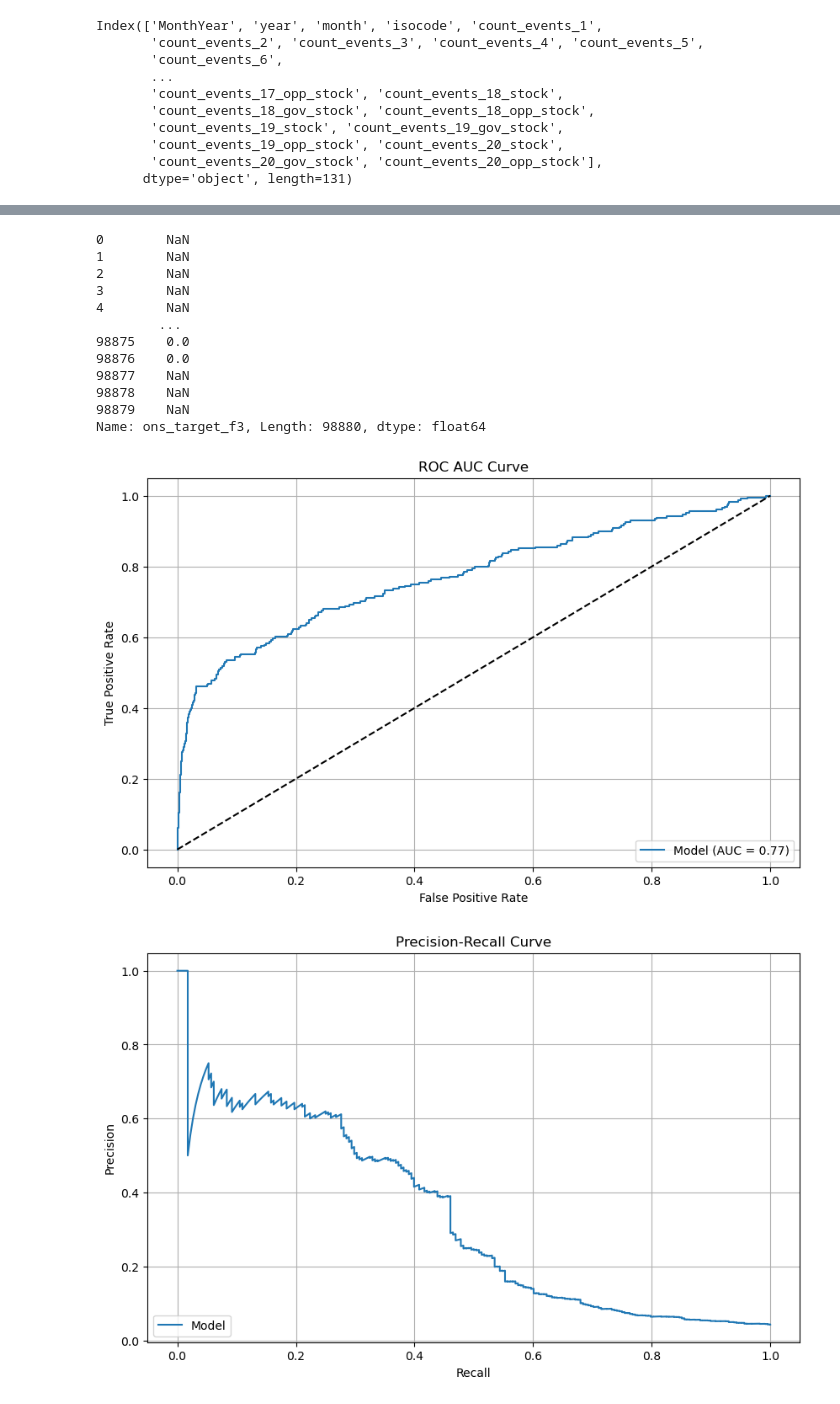
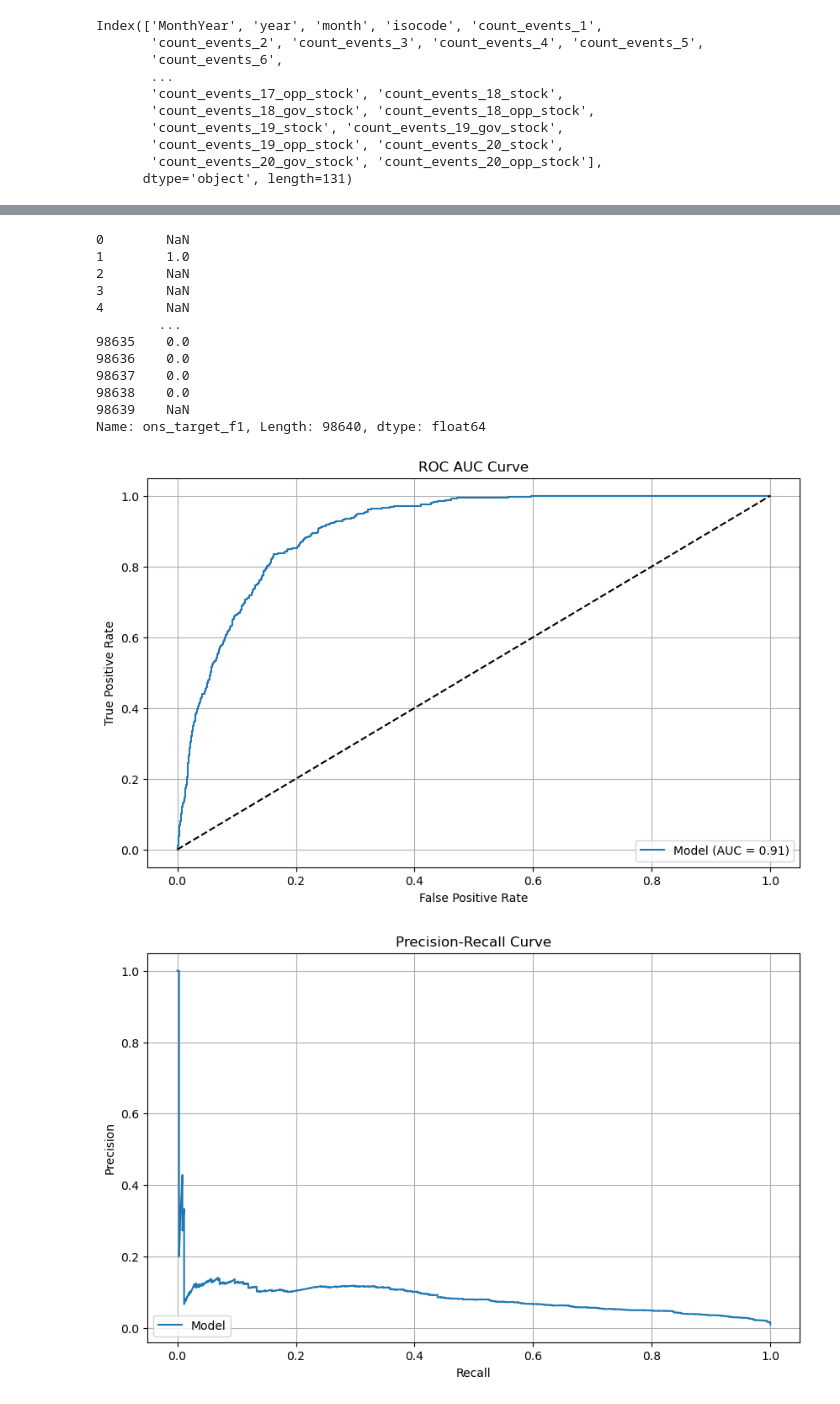
Before and after one commit to luisquinonesPR/thesis, a Jupyter notebook: explore_LQ.ipynb, the cells around one changed output, grey strips where cells are left out. Saved outputs shown, nothing was run; the diff lists cells and outputs as text; code cells hidden in the pictures.

Commit message:
adding images

```diff
--- a/explore_LQ.ipynb
+++ b/explore_LQ.ipynb
@@ -139,7 +140,7 @@ df.month.dtype
 dtype('int64')
 # %%
 # dataFrame with all possible MonthYear for each isocode
-all_dates = pd.date_range(start='1989-01-01', end='2023-05-01', freq='M')
+all_dates = pd.date_range(start='1989-01-01', end='2023-04-01', freq='M')
 all_isocodes = df['isocode'].unique()
 
 # each isocode with a full range of dates
@@ -240,7 +257,7 @@ def stock_simple(x: pd.Series, decay: float = 0.8):
             xs.append(x[n] + decay * xs[n-1])
     return xs
 
-#Decimal representation of topic share
+#Decimal representation of count_events share
 columns_to_divide = [col for col in df.columns if col.startswith('count_events_')]
 
 for col in columns_to_divide:
@@ -248,7 +265,7 @@ for col in columns_to_divide:
 
 #Creating variable conflict
 df['conflict'] =  0
-df.loc[df['deaths'] >= 10, 'conflict'] = 1 #Threshold: 10 deaths
+df.loc[df['deaths'] >= 100, 'conflict'] = 1 #Threshold: 100 deaths
 
 #Creating stock variables
 # List of column prefixes
@@ -472,8 +507,8 @@ depths = 8
 trees = 700
 min_samples_splits = 2
 min_samples_leafs = 100
-forward = 3
-startyearid = 2021
+forward = 1
+startyearid = 2010
 deps = ['ons_target_f{}'.format(forward)]
 initialize = 1
 search = 0
@@ -628,60 +663,60 @@ memory usage: 101.8+ MB
 # %%
-combined.ons_target_f3
+combined.ons_target_f1
 # %% [output]
 0        NaN
-1        NaN
+1        1.0
 2        NaN
 3        NaN
 4        NaN
         ...
-98875    0.0
-98876    0.0
-98877    NaN
-98878    NaN
-98879    NaN
-Name: ons_target_f3, Length: 98880, dtype: float64
+98635    0.0
+98636    0.0
+98637    0.0
+98638    0.0
+98639    NaN
+Name: ons_target_f1, Length: 98640, dtype: float64
 # %%
 import numpy as np
 import matplotlib.pyplot as plt
 from sklearn.metrics import roc_curve, roc_auc_score, precision_recall_curve, auc
 
 # True labels (y_true)
-y_true = combined['ons_target_f3']
+y_true = combined['ons_target_f1']
 
 # Predictions from your model
-y_pred = combined['ons_target_f3_pred']
+y_pred = combined['ons_target_f1_pred']
 
 # Filter out rows with missing values
 valid_indices = np.logical_not(np.isnan(y_true) | np.isnan(y_pred))
 y_true = y_true[valid_indices]
 y_pred = y_pred[valid_indices]
 
 # Calculate ROC AUC scores
 roc_auc = roc_auc_score(y_true, y_pred)
 
 # Calculate Precision and Recall scores
 precision, recall, _ = precision_recall_curve(y_true, y_pred)
 
 # Plot ROC AUC curves
 plt.figure(figsize=(10, 6))
 plt.plot(*roc_curve(y_true, y_pred)[:2], label='Model (AUC = {:.2f})'.format(roc_auc))
 plt.plot([0, 1], [0, 1], 'k--')  # Random guessing line
 plt.xlabel('False Positive Rate')
 plt.ylabel('True Positive Rate')
 plt.title('ROC AUC Curve')
 plt.legend(loc='lower right')
 plt.grid(True)
 plt.show()
 
 # Plot Precision-Recall curves
 plt.figure(figsize=(10, 6))
 plt.plot(recall, precision, label='Model')
 plt.xlabel('Recall')
 plt.ylabel('Precision')
 plt.title('Precision-Recall Curve')
 plt.legend(loc='lower left')
 plt.grid(True)
 plt.show()
 # %% [output]
-[figure, old version]
+[figure, new version]
-[figure, old version]
+[figure, new version]
```
Also changed, not shown: parts of 21 cells of this notebook, 4 other files.
